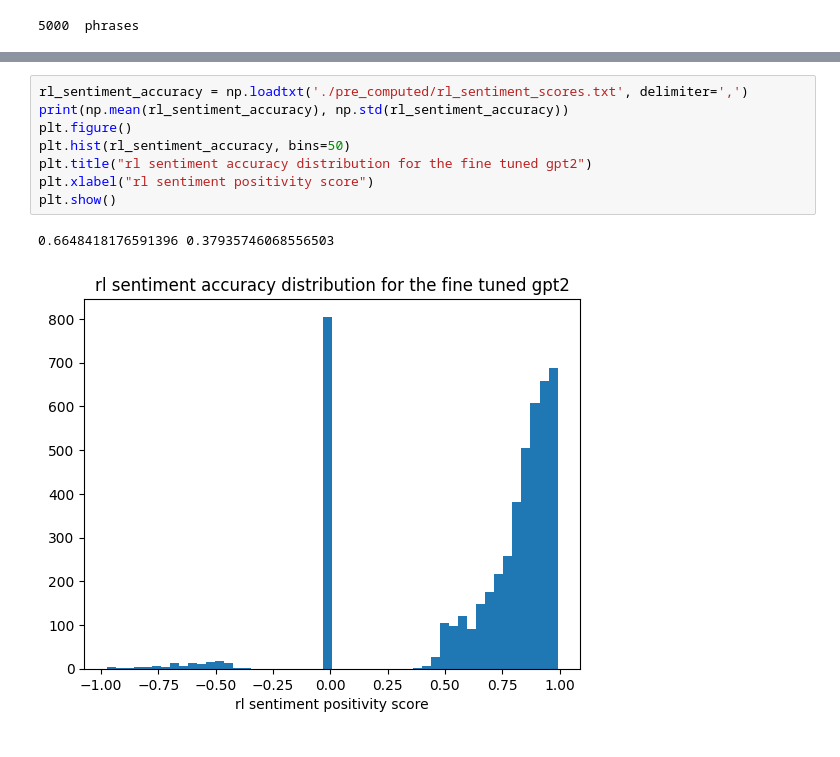
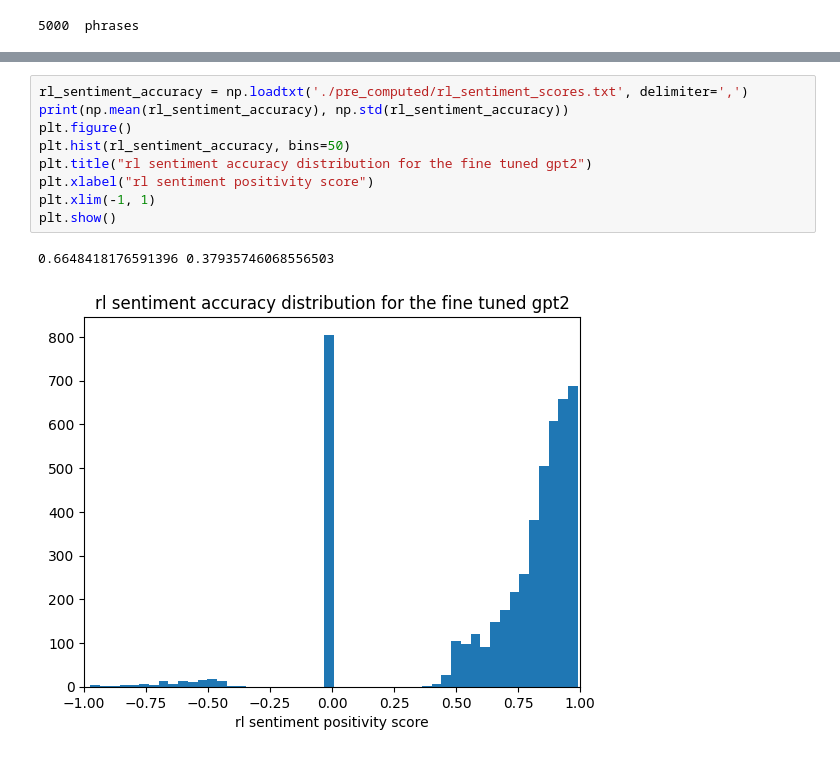
Before and after one commit to zczlsde/SentiBot, a Jupyter notebook: Baseline/run.ipynb, the cells around one changed output, grey strips where cells are left out. Cells and saved outputs as stored; diff of their text form.

Commit message:
baseline figures

```diff
--- a/Baseline/run.ipynb
+++ b/Baseline/run.ipynb
@@ -162,11 +163,12 @@ plt.show()
 # %%
 rl_sentiment_accuracy = np.loadtxt('./pre_computed/rl_sentiment_scores.txt', delimiter=',')
 print(np.mean(rl_sentiment_accuracy), np.std(rl_sentiment_accuracy))
 plt.figure()
 plt.hist(rl_sentiment_accuracy, bins=50)
 plt.title("rl sentiment accuracy distribution for the fine tuned gpt2")
 plt.xlabel("rl sentiment positivity score")
+plt.xlim(-1, 1)
 plt.show()
 # %% [output]
 0.6648418176591396 0.37935746068556503
-[figure, old version]
+[figure, new version]
```
Also changed, not shown: parts of 1 cell of this notebook, 4 other files.
